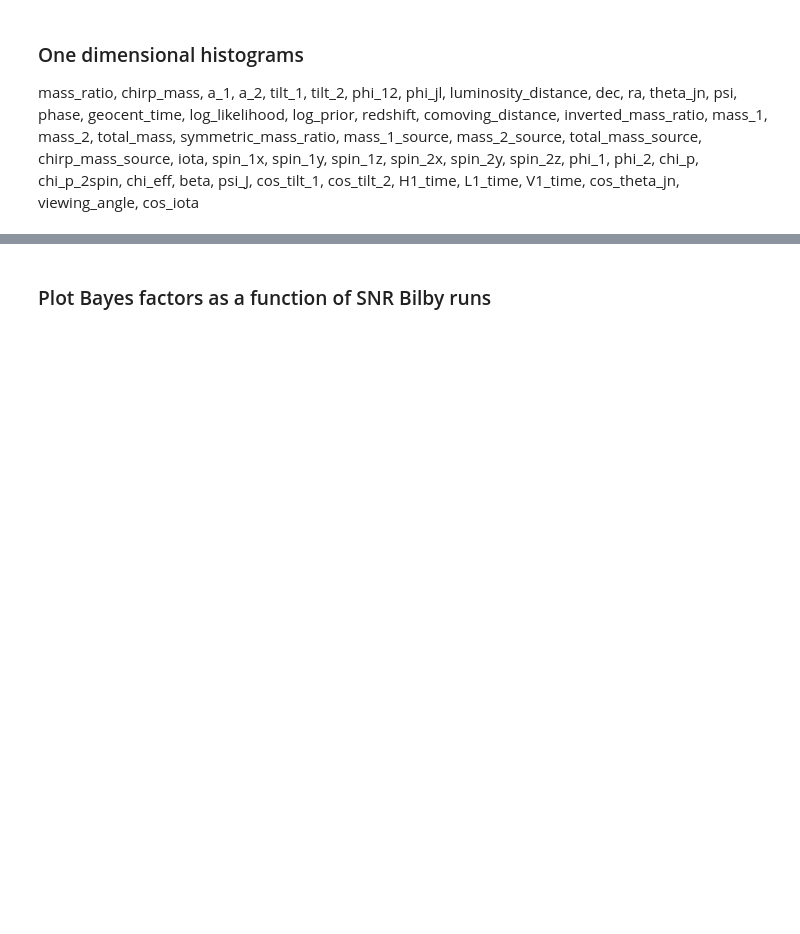
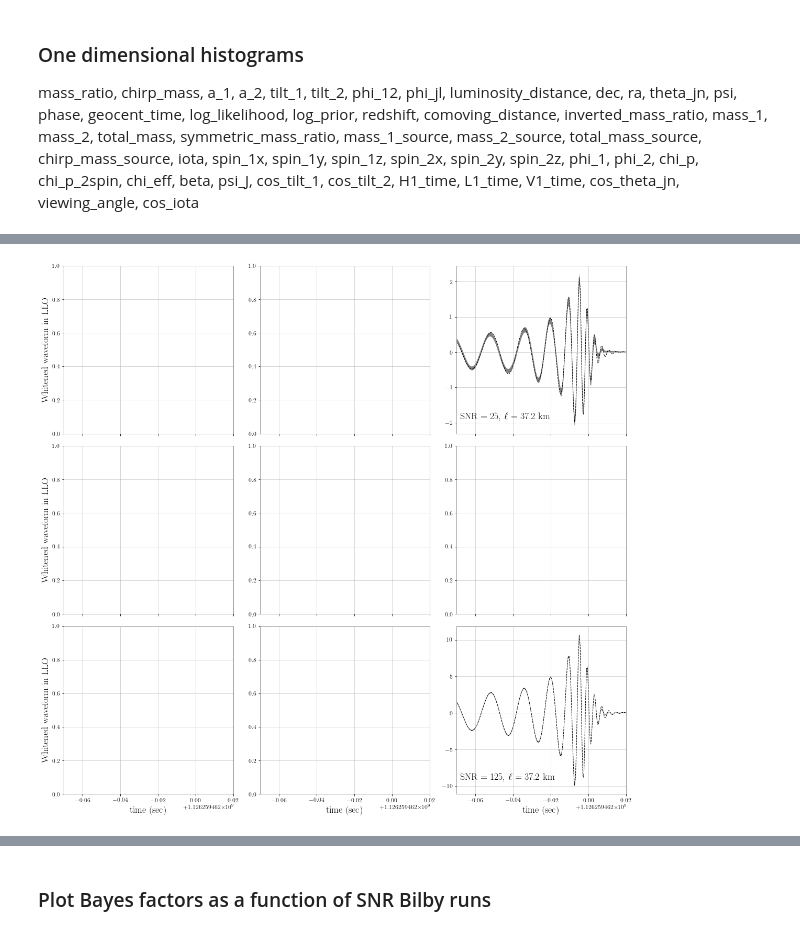
Before and after one commit to mariaokounkova/BeyondGRAnalysis, a Jupyter notebook: BilbyAnalysis.ipynb, the cells around one changed output, grey strips where cells are left out. Saved outputs shown, nothing was run; the diff lists cells and outputs as text; code cells hidden in the pictures; blank space fills up the shorter version.

Commit message:
BilbyAnalysis + BayeswaveAnalysis consolidation

```diff
--- a/BilbyAnalysis.ipynb
+++ b/BilbyAnalysis.ipynb
@@ -245,0 +414,100 @@ def CornerPlot(cmap):
+# %%
+def PlotMedianDataInset(p, ax, det = "H1", label = "", legend = False):
+    """ Given a directory and an axis, plot BW median recovered
+        and injected data """
+
+    ## Injected data
+    time_inj, data_inj = GetBWInjectedData(p, det = det)
+
+    ## Bayeswave data
+    time_bw, d1, d2, d3, d4, d5 = GetBWMedianData(p, det = det)
+    bw_color = "gray" #"#3ba4d9"
+
+    ## Bilby data
+    time_bilby, data_bilby, lo_bilby, hi_bilby = GetBilbyData(p, det = det)
+    bilby_color = "blue" #'#e63984'
+
+    ## Plot BW data
+    #ax.plot(time, d1, '-', lw = 1.0, alpha = 1.0, color=bw_color, label = 'BayesWave')
+    ax.fill_between(time_bw, d2, d3, alpha = 1.0, color=bw_color, edgecolor=None, linewidth=0.0, label = 'BayesWave') ## 90% interval
+    #ax.fill_between(time_bw, d4, d5, alpha = 0.4, color='blue', edgecolor=None, linewidth=0.0) ## 50% interval
+
+    ## Plot Bilby reconstruction
+    #ax.plot([],[], '-', color = bilby_color, lw = 1.5, alpha=0.8,  label = 'Bilby')
+    #ax.plot(time_bilby, data_bilby, '-', color = bilby_color, lw = 1.0, alpha = 0.8, label = 'Bilby')
+    #ax.fill_between(time_bilby, lo_bilby, hi_bilby, alpha = 0.7, color=bilby_color, linewidth = 0.0, edgecolor=None, label = 'Bilby') ## 90% interval
+
+    ## Plot injected data
+    time_inj, data_inj = GetBWInjectedData(p, det = det)
+    ax.plot(time_inj, data_inj, '--', color='black', lw = 1.0, alpha=1.0,  label = 'Injected')
+
+#     axins = ax.inset_axes([0.02, 0.65, 0.5, 0.34])
+#     axins.plot(time, data, '--', color = 'black', lw = 1.0, alpha = 1.0)
+#     axins.plot(time_bilby, data_bilby, '-', color = bilby_color, lw = 1.0, alpha = 0.8, label = 'Bilby')
+#     axins.fill_between(time_bilby, lo_bilby, hi_bilby, alpha = 0.6, color=bilby_color, edgecolor=None)
+
+#     # sub region of the original image
+#     y_lo, y_hi = axins.get_ylim()
+#     ax.set_ylim(y_lo*1.05, y_hi*1.5)
+#     axins.set_xlim(t_gps - 0.025, t_gps + 0.005)
+#     axins.set_xticklabels([])
+#     axins.set_yticklabels([])
+#     mark_inset(ax, axins, loc1=1, loc2=2, fc="none", ec="black", alpha = 0.6, lw = 0.5)
+
+    ## Label ell and SNR
+    ax.text(0.02, 0.1, label, horizontalalignment='left', verticalalignment='center', transform=ax.transAxes, fontsize=18)
+    ax.set_xlim(t_gps - 0.07, t_gps + 0.02)
+
+    if legend:
+        # get handles and labels
+        handles, labels = ax.get_legend_handles_labels()
+        # specify order of items in legend
+        order = [1,0,2]
+        # add legend to plot
+        ax.legend([handles[idx] for idx in order],[labels[idx] for idx in order], frameon=True, framealpha = 1.0, fontsize=11, loc='upper right')
+
+
+def PlotInsets():
+    """ Create a plot of injected and recovered BW strains in the time domain """
+
+    det = "L1"
+    mass = 68.0 ## Injected mass
+    base_dir = "/home/maria.okounkova/BeyondGRAnalysis/BilbyPE/PHENOM_"
+
+    fig, axarr = plt.subplots(3,3, figsize=(16, 15), sharex=True, sharey=False)
+
+    #ell = "0p0"
+    #PlotMedianDataInset(base_dir + "dCS_" + ell + "_25", axarr[0][0], det = det, \
+    #               label = r'SNR = 25, $\ell$ = %.1f km' % EllinKm(ell, mass), legend = True)
+#     PlotMedianDataInset(base_dir + "dCS_" + ell + "_75", axarr[1][0], det = det, \
+#                    label = r'SNR = 75, $\ell$ = %.1f km' % EllinKm(ell, mass))
+#     PlotMedianDataInset(base_dir + "dCS_" + ell + "_125", axarr[2][0], det = det, \
+#                    label = r'SNR = 125, $\ell$ = %.1f km' % EllinKm(ell, mass))
+
+#     ell = "0p33"
+#     PlotMedianDataInset(base_dir + "dCS_" + ell + "_25", axarr[0][1], det = det, \
+#                    label = r'SNR = 25, $\ell$ = %.1f km' % EllinKm(ell, mass))
+#     PlotMedianDataInset(base_dir + "dCS_" + ell + "_75", axarr[1][1], det = det, \
+#                    label = r'SNR = 75, $\ell$ = %.1f km' % EllinKm(ell, mass))
+#     PlotMedianDataInset(base_dir + "dCS_" + ell + "_125", axarr[2][1], det = det, \
+#                    label = r'SNR = 125, $\ell$ = %.1f km' % EllinKm(ell, mass))
+
+    ell = "0p37"
+    PlotMedianDataInset(base_dir + "dCS_" + ell + "_25", axarr[0][2], det = det, \
+                    label = r'SNR = 25, $\ell$ = %.1f km' % EllinKm(ell, mass))
+    #PlotMedianDataInset(base_dir + "dCS_" + ell + "_75", axarr[1][2], det = det, \
+    #               label = r'SNR = 75, $\ell$ = %.1f km' % EllinKm(ell, mass))
+    PlotMedianDataInset(base_dir + "dCS_" + ell + "_125", axarr[2][2], det = det, \
+                   label = r'SNR = 125, $\ell$ = %.1f km' % EllinKm(ell, mass))
+
+    for i in range(3):
+        axarr[-1][i].set_xlabel('time (sec)', fontsize = 18)
+        axarr[i][0].set_ylabel('Whitened waveform in LLO', ha='center', labelpad = 4.0, rotation='vertical', fontsize=18)
+    plt.subplots_adjust(wspace=0.08, hspace=0.05)
+    plt.savefig('Reconstructions.pdf')
+    plt.tight_layout()
+    plt.show()
+
+PlotInsets()
+# %% [output]
+[figure, added]
```
Also changed, not shown: parts of 27 cells of this notebook, 1 other file.
